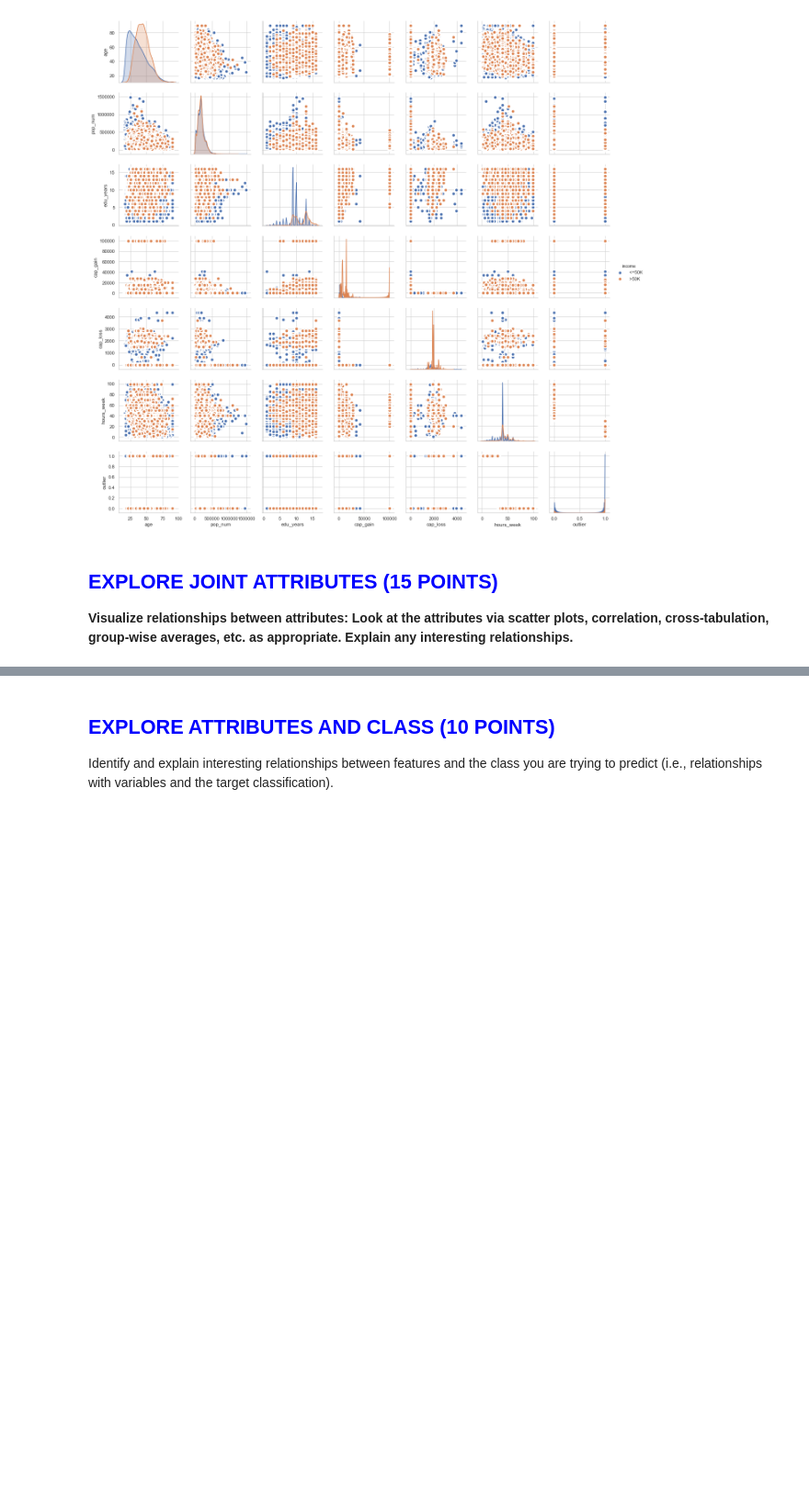
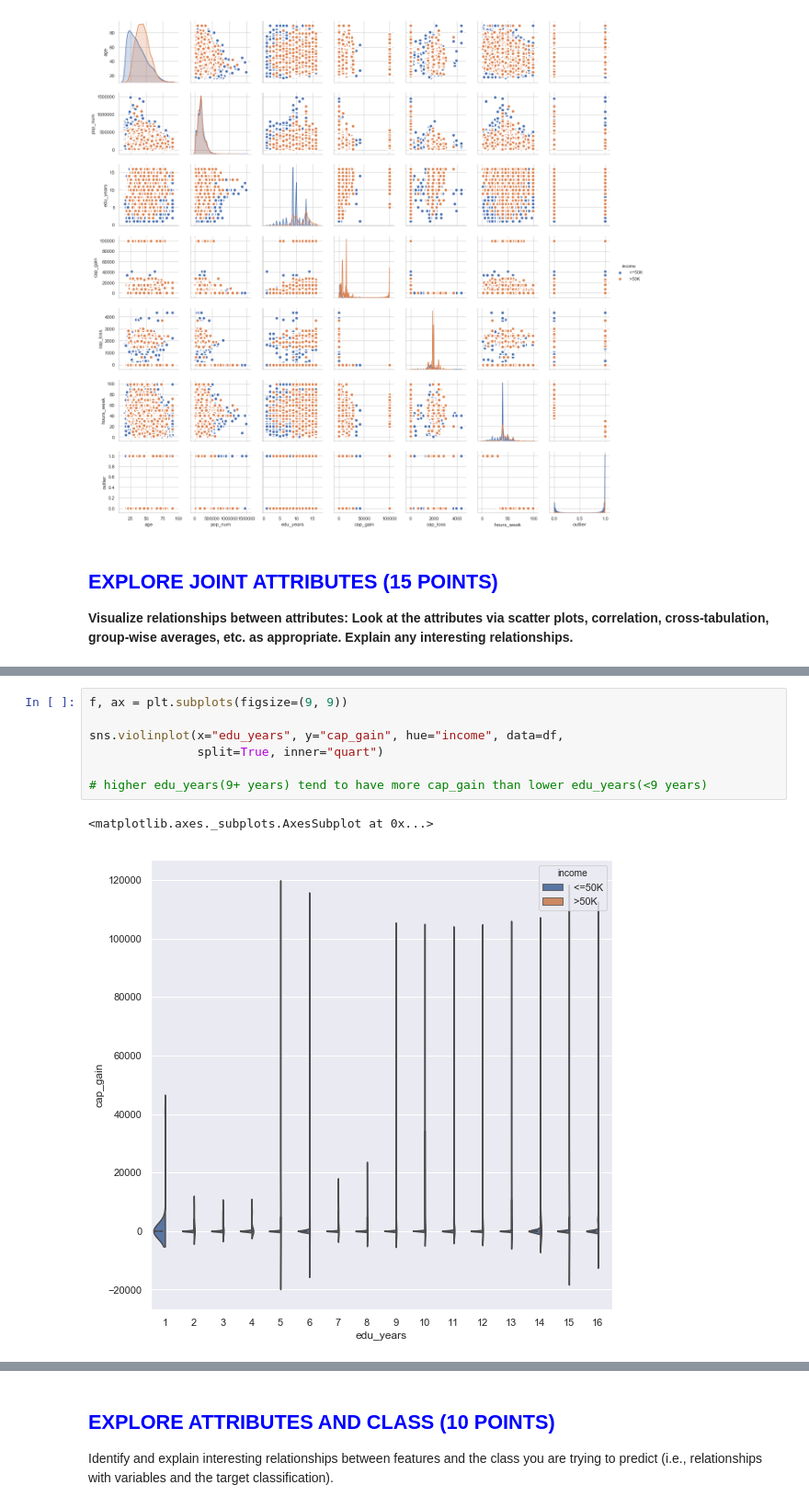
Before and after one commit to emccandlesssmu/data_mining, a Jupyter notebook: Assignment_1-MASTER.ipynb, the cells around one changed output, grey strips where cells are left out. Shown at 92% size. Drawn from its saved outputs; the diff is of its cells as text; blank space fills up the shorter version.

```diff
--- a/Assignment_1-MASTER.ipynb
+++ b/Assignment_1-MASTER.ipynb
@@ -641,0 +683,10 @@ plt.show()
+# %%
+f, ax = plt.subplots(figsize=(9, 9))
+
+sns.violinplot(x="edu_years", y="cap_gain", hue="income", data=df,
+               split=True, inner="quart")
+
+# higher edu_years(9+ years) tend to have more cap_gain than lower edu_years(<9 years)
+# %% [output]
+<matplotlib.axes._subplots.AxesSubplot at 0x...>
+[figure, added]
```
Also changed, not shown: parts of 24 cells of this notebook.
